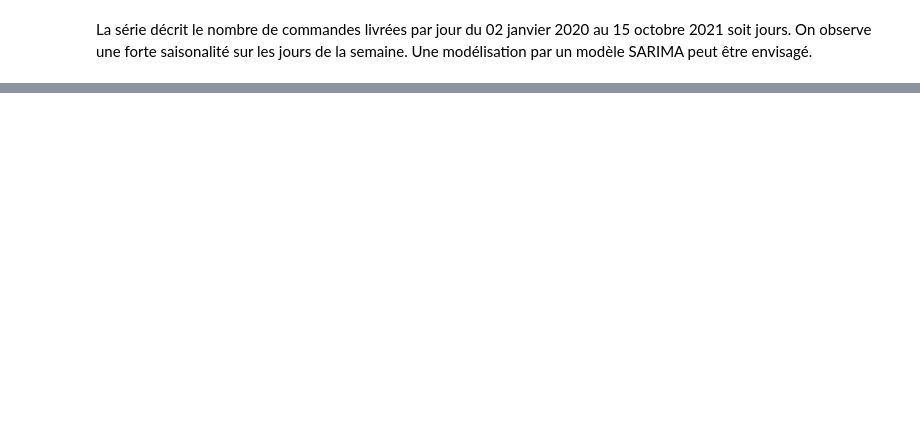
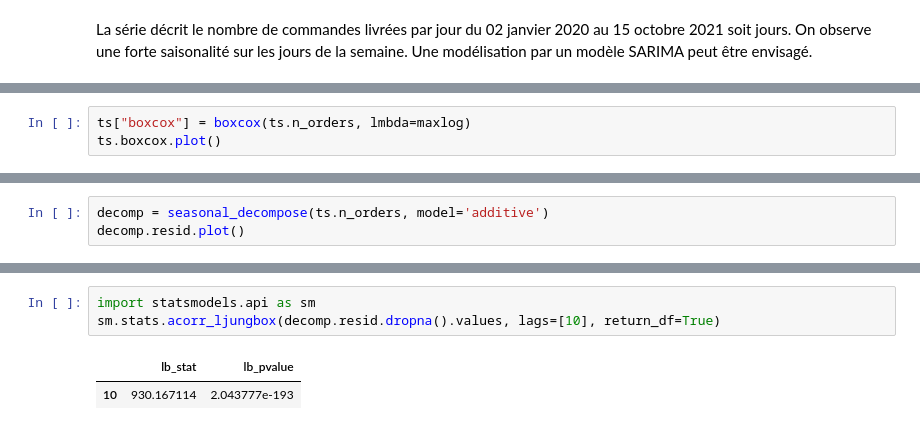
Before and after one commit to amait41/time-series, a Jupyter notebook: preprocessing.ipynb, the cells around one changed output, grey strips where cells are left out. Cells and saved outputs as stored; diff of their text form; blank space fills up the shorter version.

```diff
--- a/preprocessing.ipynb
+++ b/preprocessing.ipynb
@@ -38,0 +49,3 @@ Il faut alors dans un premier temps corrigé ce problème d'hétéroscédasticit
+# %%
+ts["boxcox"] = boxcox(ts.n_orders, lmbda=maxlog)
+ts.boxcox.plot()
@@ -38,0 +57,3 @@ Il faut alors dans un premier temps corrigé ce problème d'hétéroscédasticit
+# %%
+decomp = seasonal_decompose(ts.n_orders, model='additive')
+decomp.resid.plot()
@@ -38,0 +105,6 @@ Il faut alors dans un premier temps corrigé ce problème d'hétéroscédasticit
+# %%
+import statsmodels.api as sm
+sm.stats.acorr_ljungbox(decomp.resid.dropna().values, lags=[10], return_df=True)
+# %% [output]
+|  | lb_stat | lb_pvalue |
+| 10 | 930.167114 | 2.043777e-193 |
```
Also changed, not shown: parts of 14 cells of this notebook, 1 other file.
